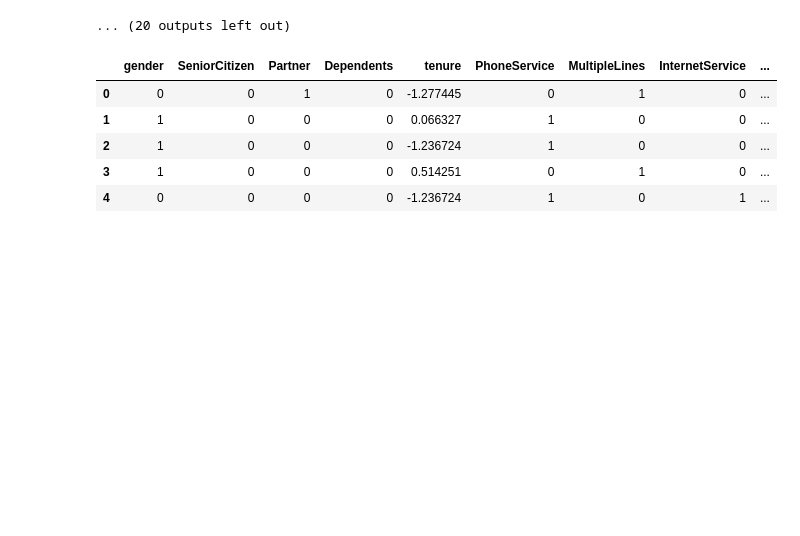
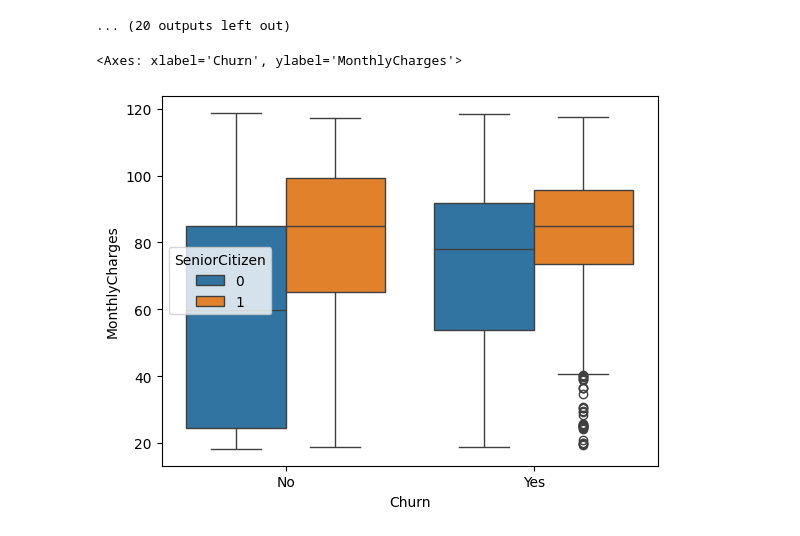
Before and after one commit to kenkleven/churn_classificqation, a Jupyter notebook: churn_telecom.ipynb, the cells around one changed output. Cells and saved outputs as stored; diff of their text form; code cells hidden in the pictures; blank space fills up the shorter version.

```diff
--- a/churn_telecom.ipynb
+++ b/churn_telecom.ipynb
@@ -62,4 +71,4 @@ data.shape
 # %% [output]
 (7043, 21)
 # %%
-data['TotalCharges'] = pd.to_numeric(data['TotalCharges'], errors='coerce')
+data['TotalCharges'] = data['TotalCharges'].replace(' ', np.nan).astype(float)
@@ -355,20 +389,0 @@ from sklearn.preprocessing import StandardScaler, LabelEncoder
-# %%
-label_enc = LabelEncoder()
-data['Churn'] = label_enc.fit_transform(data['Churn'])
-# %%
-for col in cat_var:
-    data[col] = label_enc.fit_transform(data[col])
-# %%
-num_var_to_scale = [col for col in num_var if col != 'SeniorCitizen']
-
-scaler = StandardScaler()
-data[num_var_to_scale] = scaler.fit_transform(data[num_var_to_scale])
-# %%
-data.head()
-# %% [output]
-|  | gender | SeniorCitizen | Partner | Dependents | tenure | PhoneService | MultipleLines | InternetService | ... |
-| 0 | 0 | 0 | 1 | 0 | -1.277445 | 0 | 1 | 0 | ... |
-| 1 | 1 | 0 | 0 | 0 | 0.066327 | 1 | 0 | 0 | ... |
-| 2 | 1 | 0 | 0 | 0 | -1.236724 | 1 | 0 | 0 | ... |
-| 3 | 1 | 0 | 0 | 0 | 0.514251 | 0 | 1 | 0 | ... |
-| 4 | 0 | 0 | 0 | 0 | -1.236724 | 1 | 0 | 1 | ... |
@@ -379,0 +390,5 @@ from sklearn.metrics import accuracy_score, recall_score, classification_report,
+# %%
+sns.boxplot(x='Churn', y='MonthlyCharges', data=data, hue="SeniorCitizen")
+# %% [output]
+<Axes: xlabel='Churn', ylabel='MonthlyCharges'>
+[figure, added]
```
Also changed, not shown: parts of 48 cells of this notebook.
